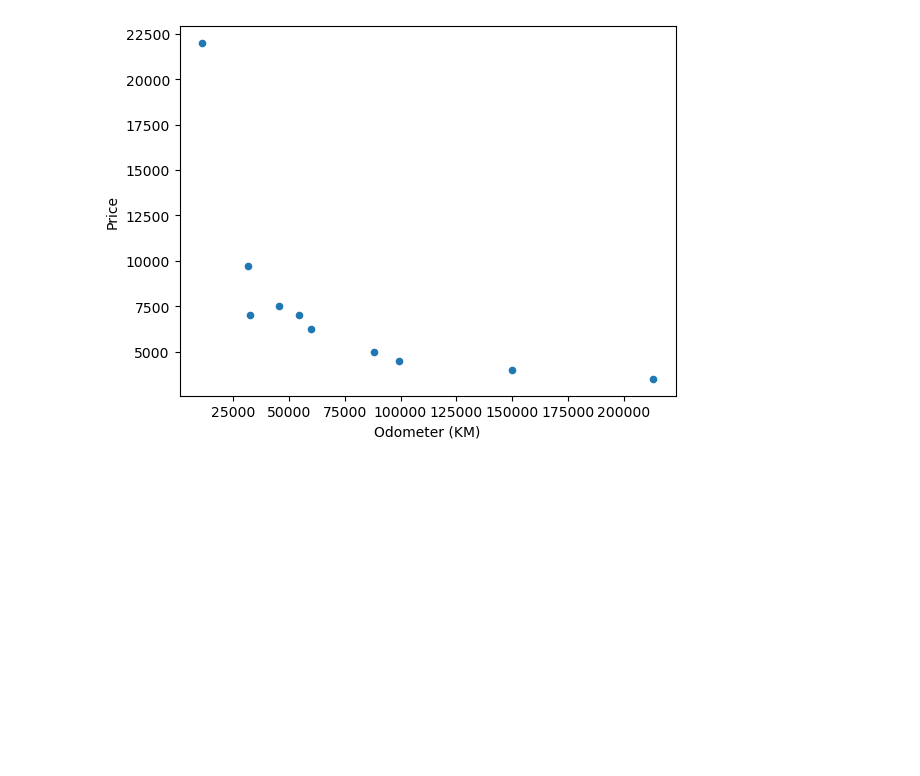
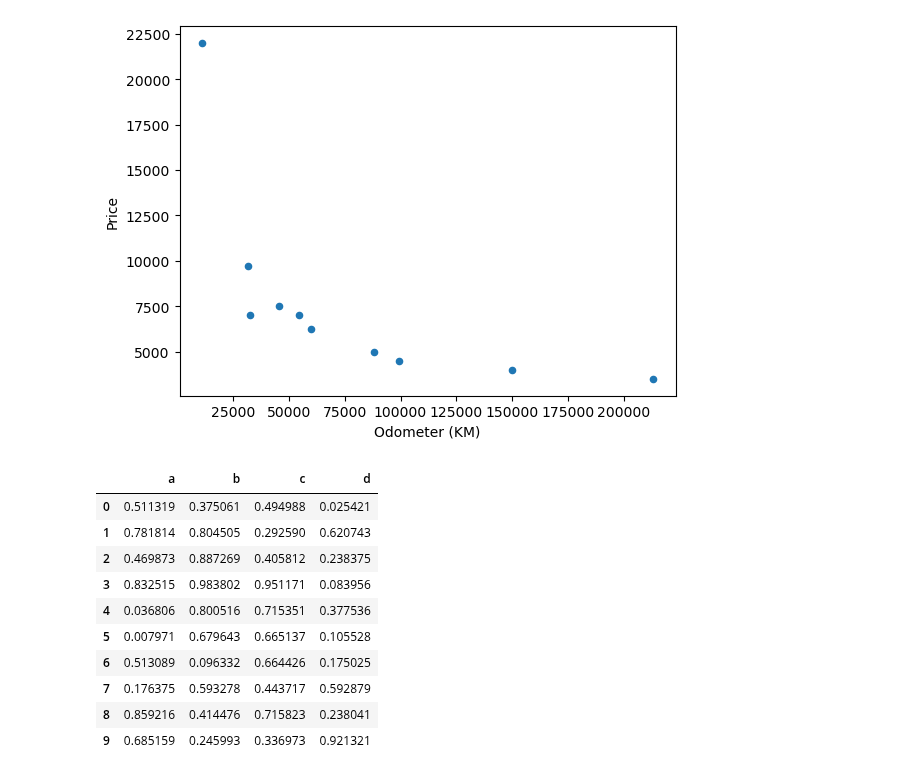
Before and after one commit to snmsndhu/Machine_Learning, a Jupyter notebook: 03_matplotlib/introduction_to_matplotlib.ipynb, the cells around one changed output. Cells and saved outputs as stored; diff of their text form; code cells hidden in the pictures; blank space fills up the shorter version.

```diff
--- a/03_matplotlib/introduction_to_matplotlib.ipynb
+++ b/03_matplotlib/introduction_to_matplotlib.ipynb
@@ -247,3 +247,25 @@ car_sales["Price"] = car_sales["Price"].astype(int)
 car_sales.plot(x="Odometer (KM)", y="Price", kind="scatter");
 # %% [output]
 [figure]
+# %%
+# How about a bar graph ?
+
+x = np.random.rand(10, 4)
+x
+
+# Turn it into a dataframe
+
+df = pd.DataFrame(x, columns=['a', 'b', 'c', 'd'])
+df
+# %% [output]
+|  | a | b | c | d |
+| 0 | 0.511319 | 0.375061 | 0.494988 | 0.025421 |
+| 1 | 0.781814 | 0.804505 | 0.292590 | 0.620743 |
+| 2 | 0.469873 | 0.887269 | 0.405812 | 0.238375 |
+| 3 | 0.832515 | 0.983802 | 0.951171 | 0.083956 |
+| 4 | 0.036806 | 0.800516 | 0.715351 | 0.377536 |
+| 5 | 0.007971 | 0.679643 | 0.665137 | 0.105528 |
+| 6 | 0.513089 | 0.096332 | 0.664426 | 0.175025 |
+| 7 | 0.176375 | 0.593278 | 0.443717 | 0.592879 |
+| 8 | 0.859216 | 0.414476 | 0.715823 | 0.238041 |
+| 9 | 0.685159 | 0.245993 | 0.336973 | 0.921321 |
```
Also changed, not shown: parts of 1 cell of this notebook.
